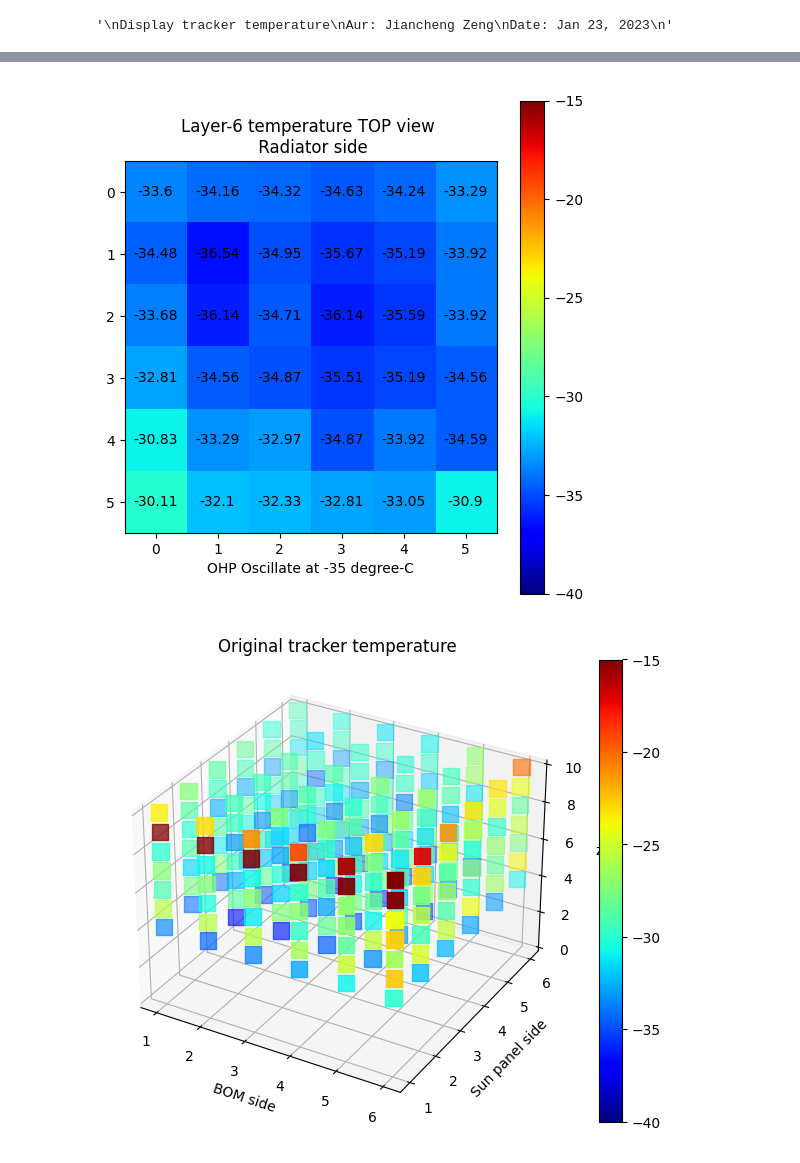
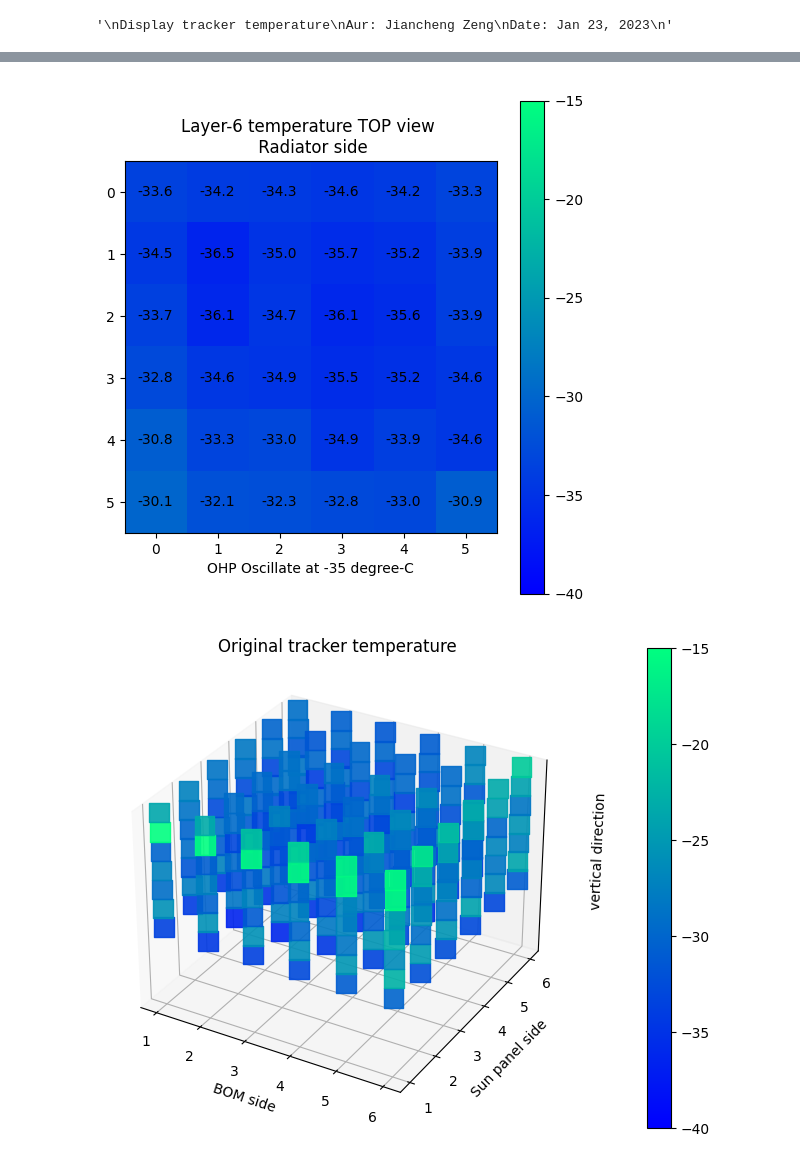
Before and after one commit to Eclipsedclaw/GAPS_thermal, a Jupyter notebook: tracker_temp.ipynb, the cells around one changed output, grey strips where cells are left out. Saved outputs shown, nothing was run; the diff lists cells and outputs as text; code cells hidden in the pictures.

Commit message:
230127-add comment on temperature output

```diff
--- a/tracker_temp.ipynb
+++ b/tracker_temp.ipynb
@@ -86,7 +96,7 @@ ax = fig.add_subplot(111)
 ax.set_title('Layer-3 temperature TOP view \n Radiator side')
 ax.set_aspect('equal')
 ax.set_xlabel('OHP Oscillate at -30 degree-C')
-plt.imshow(T_3, cmap = 'jet', vmin = -40, vmax = -15)
+plt.imshow(T_3, cmap = 'winter', vmin = -40, vmax = -15)
 cax = fig.add_axes([0.12, 0.1, 0.78, 0.8])
 cax.get_xaxis().set_visible(False)
 cax.get_yaxis().set_visible(False)
@@ -94,8 +104,11 @@ cax.patch.set_alpha(0)
 cax.set_frame_on(False)
 plt.colorbar(orientation='vertical')
 
+'''
+Put temperature on the blocks
+'''
 for (j,i),label in np.ndenumerate(T_3):
-    ax.text(i,j,label, c='k', ha='center',va='center')
+    ax.text(i,j,round(T_3[j, i],1), c='k', ha='center',va='center')
 
 plt.show()
 # %% [output]
@@ -108,7 +121,7 @@ ax = fig.add_subplot(111)
 ax.set_title('Layer-4 temperature TOP view \n Radiator side')
 ax.set_aspect('equal')
 ax.set_xlabel('OHP Oscillate at -32.5 degree-C')
-plt.imshow(T_4, cmap = 'jet', vmin = -40, vmax = -15)
+plt.imshow(T_4, cmap = 'winter', vmin = -40, vmax = -15)
 cax = fig.add_axes([0.12, 0.1, 0.78, 0.8])
 cax.get_xaxis().set_visible(False)
 cax.get_yaxis().set_visible(False)
@@ -116,8 +129,11 @@ cax.patch.set_alpha(0)
 cax.set_frame_on(False)
 plt.colorbar(orientation='vertical')
 
+'''
+Put temperature on the blocks
+'''
 for (j,i),label in np.ndenumerate(T_4):
-    ax.text(i,j,label, c='k', ha='center',va='center')
+    ax.text(i,j,round(T_4[j, i],1), c='k', ha='center',va='center')
 
 plt.show()
 # %% [output]
@@ -130,7 +146,7 @@ ax = fig.add_subplot(111)
 ax.set_title('Layer-5 temperature TOP view \n Radiator side')
 ax.set_xlabel('OHP Oscillate at -25 degree-C')
 ax.set_aspect('equal')
-plt.imshow(T_5, cmap = 'jet', vmin = -40, vmax = -15)
+plt.imshow(T_5, cmap = 'winter', vmin = -40, vmax = -15)
 cax = fig.add_axes([0.12, 0.1, 0.78, 0.8])
 cax.get_xaxis().set_visible(False)
 cax.get_yaxis().set_visible(False)
@@ -138,8 +154,11 @@ cax.patch.set_alpha(0)
 cax.set_frame_on(False)
 plt.colorbar(orientation='vertical')
 
+'''
+Put temperature on the blocks
+'''
 for (j,i),label in np.ndenumerate(T_5):
-    ax.text(i,j,label, c='k', ha='center',va='center')
+    ax.text(i,j,round(T_5[j, i],1), c='k', ha='center',va='center')
 
 plt.show()
 # %% [output]
@@ -152,7 +171,7 @@ ax = fig.add_subplot(111)
 ax.set_title('Layer-6 temperature TOP view \n Radiator side')
 ax.set_aspect('equal')
 ax.set_xlabel('OHP Oscillate at -35 degree-C')
-plt.imshow(T_6, cmap = 'jet', vmin = -40, vmax = -15)
+plt.imshow(T_6, cmap = 'winter', vmin = -40, vmax = -15)
 cax = fig.add_axes([0.12, 0.1, 0.78, 0.8])
 cax.get_xaxis().set_visible(False)
 cax.get_yaxis().set_visible(False)
@@ -160,12 +179,15 @@ cax.patch.set_alpha(0)
 cax.set_frame_on(False)
 plt.colorbar(orientation='vertical')
 
+'''
+Put temperature on the blocks
+'''
 for (j,i),label in np.ndenumerate(T_6):
-    ax.text(i,j,label, c='k', ha='center',va='center')
+    ax.text(i,j,round(T_6[j, i],1), c='k', ha='center',va='center')
 
 plt.show()
 # %% [output]
-[figure, old version]
+[figure, new version]
 # %%
 T_7=np.array([404]*36)
 T_8=np.array([404]*36)
@@ -175,38 +197,39 @@ T=np.array([T_0, T_1, T_2, T_3, T_4, T_5, T_6, T_7, T_8, T_9]);
 fig = plt.figure(figsize=(8, 6))
 ax = fig.add_subplot(111, projection='3d')
 
 x=[1, 1, 1, 1, 1, 1, 2, 2, 2, 2, 2, 2, 3, 3, 3, 3, 3, 3, 4, 4, 4, 4, 4, 4, 5, 5, 5, 5, 5, 5, 6, 6, 6, 6, 6, 6]
 y=[1, 2, 3, 4, 5, 6, 1, 2, 3, 4, 5, 6, 1, 2, 3, 4, 5, 6, 1, 2, 3, 4, 5, 6, 1, 2, 3, 4, 5, 6, 1, 2, 3, 4, 5, 6]
 z=[10]*36
 
 T_ORI=[]
 T_ORI.extend(T[0].reshape(-1))
 for i in range(6):
     x.extend([1, 1, 1, 1, 1, 1, 2, 2, 2, 2, 2, 2, 3, 3, 3, 3, 3, 3, 4, 4, 4, 4, 4, 4, 5, 5, 5, 5, 5, 5, 6, 6, 6, 6, 6, 6])
     y.extend([1, 2, 3, 4, 5, 6, 1, 2, 3, 4, 5, 6, 1, 2, 3, 4, 5, 6, 1, 2, 3, 4, 5, 6, 1, 2, 3, 4, 5, 6, 1, 2, 3, 4, 5, 6])
     z.extend([9-i]*36)
     T_ORI.extend(T[i+1].reshape(-1))
 
-colmap = cm.ScalarMappable(cmap=cm.jet)
+colmap = cm.ScalarMappable(cmap=cm.winter)
 colmap.set_array([-40, -15])
 
 # reference for cmap. note cmap and c are different!
 # http://matplotlib.org/examples/color/colormaps_reference.html
-ax.scatter(x, y, z, marker='s',s = 140, c=T_ORI, cmap='jet', vmin = -40, vmax = -15);
-cb = fig.colorbar(colmap)
+ax.scatter(x, y, z, marker='s',s = 200, alpha = 0.9, c=T_ORI, cmap='winter', vmin = -40, vmax = -15);
+cb = fig.colorbar(colmap, cax=fig.add_axes([0.9, 0.1, 0.03, 0.8]))
 
 ax.set_zlim(0, 10)
 ax.set_xlabel('BOM side');
 ax.set_ylabel('Sun panel side');
-ax.set_zlabel('z');
+ax.set_zlabel('vertical direction');
 ax.set_title('Original tracker temperature');
+ax.set_zticks([])
 
 plt.show()
 # change view angle
 # http://infamousheelfilcher.blogspot.com/2013/02/changing-viewing-angle-of-matplotlib.html
 #ax.view_init(azim = 0,elev = 0)
 # %% [output]
-[figure, old version]
+[figure, new version]
 # %%
 T_7=np.array([404]*36)
 T_8=np.array([404]*36)
```
Also changed, not shown: parts of 11 cells of this notebook.
